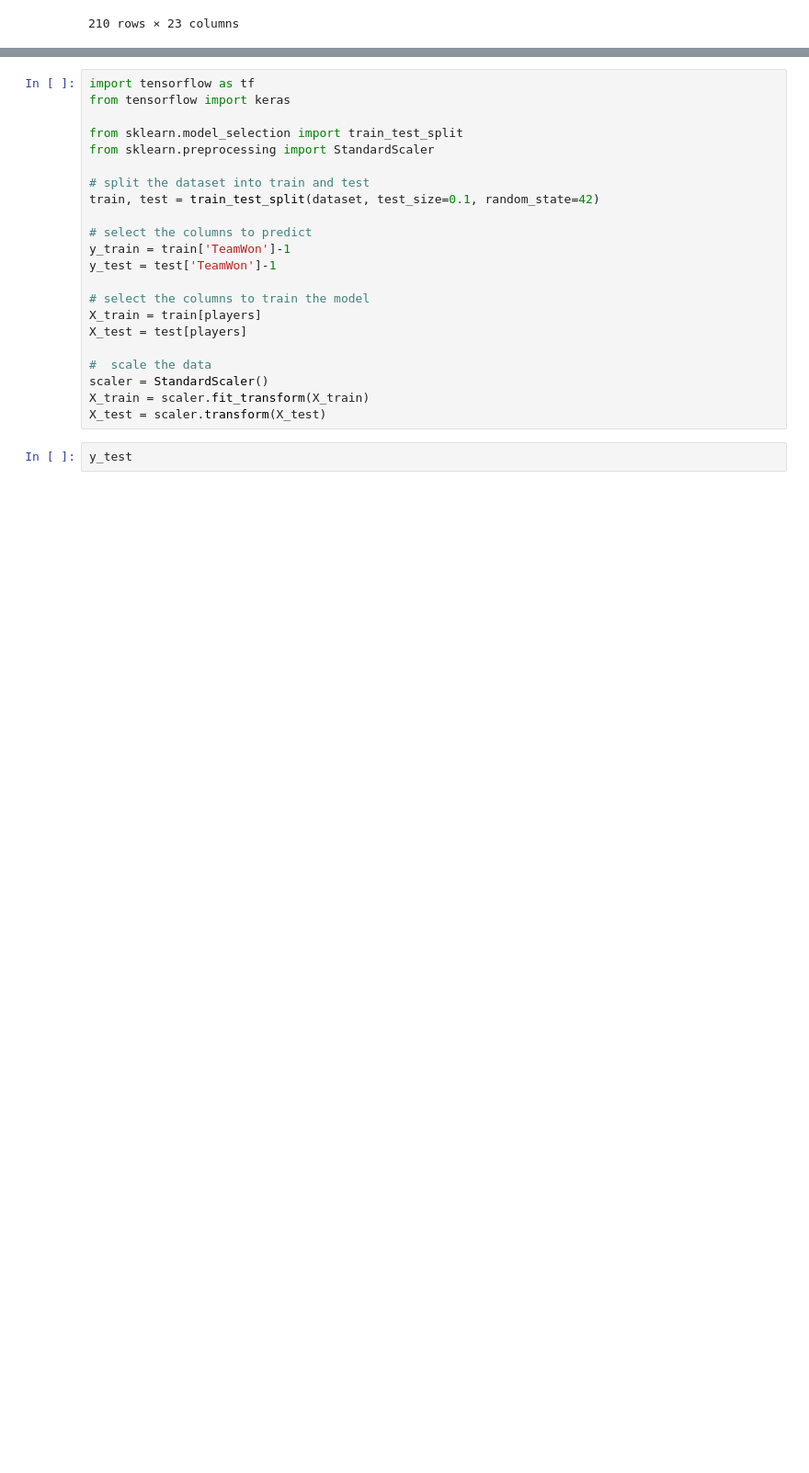
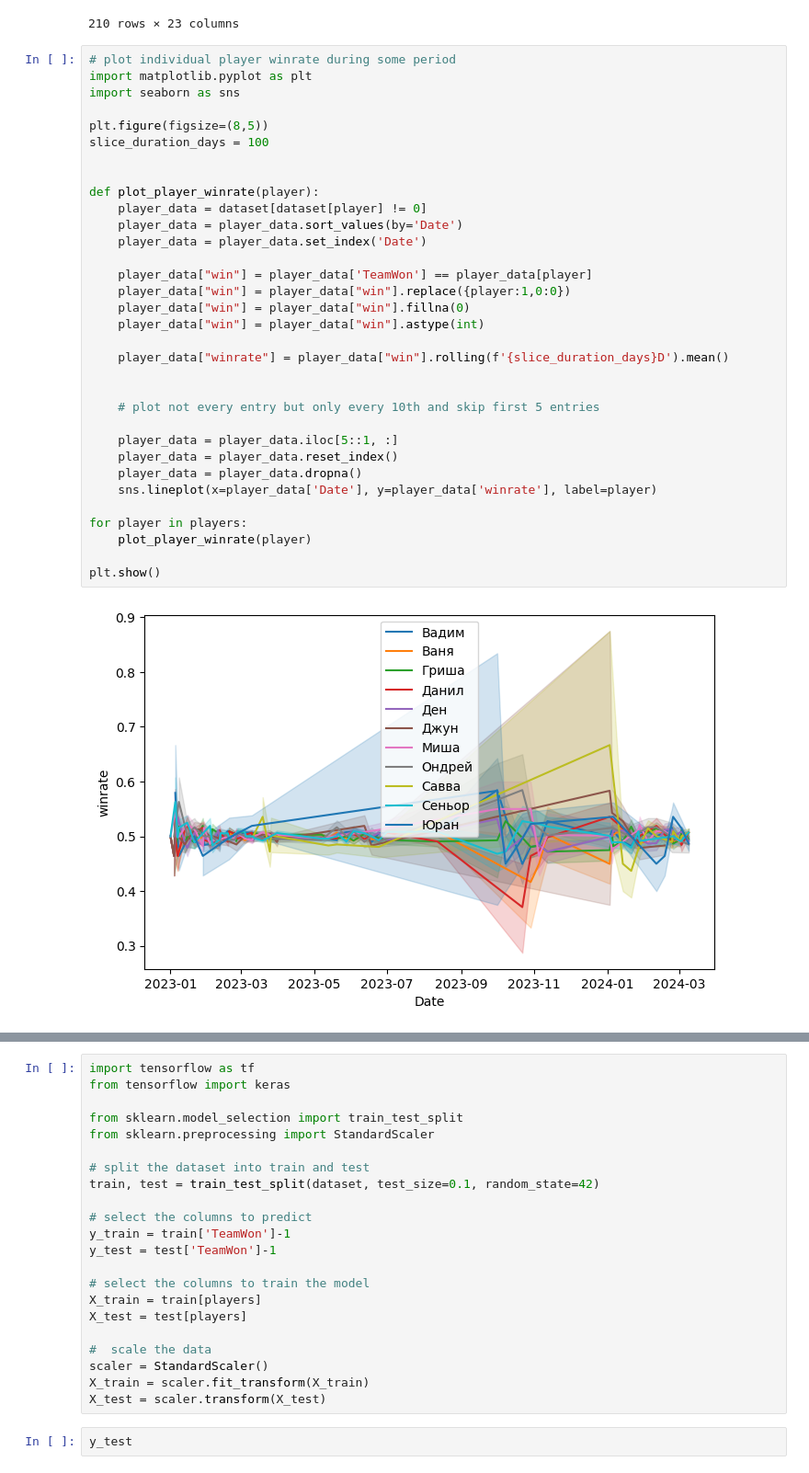
Before and after one commit to aprozo/team_split, a Jupyter notebook: train.ipynb, the cells around one changed output, grey strips where cells are left out. Shown: that part at 92% size. Saved outputs shown, nothing was run; the diff lists cells and outputs as text; blank space fills up the shorter version.

```diff
--- a/train.ipynb
+++ b/train.ipynb
@@ -130,3 +165,38 @@ dataset
 | 212 | 2023-01-01 | жертва | Миша | Гриша | Ваня | Данил | Сеньор | Джун | Ден | Вадим | 3 | ... |
 | 213 | 2023-01-01 | переход | Сеньор | Миша | Ваня | Джун | Данил | Ондрей | Гриша | Ден | 3 | ... |
 210 rows × 23 columns
+# %%
+# plot individual player winrate during some period
+import matplotlib.pyplot as plt
+import seaborn as sns
+
+plt.figure(figsize=(8,5))
+slice_duration_days = 100
+
+
+def plot_player_winrate(player):
+    player_data = dataset[dataset[player] != 0]
+    player_data = player_data.sort_values(by='Date')
+    player_data = player_data.set_index('Date')
+
+    player_data["win"] = player_data['TeamWon'] == player_data[player]
+    player_data["win"] = player_data["win"].replace({player:1,0:0})
+    player_data["win"] = player_data["win"].fillna(0)
+    player_data["win"] = player_data["win"].astype(int)
+
+    player_data["winrate"] = player_data["win"].rolling(f'{slice_duration_days}D').mean()
+
+
+    # plot not every entry but only every 10th and skip first 5 entries
+
+    player_data = player_data.iloc[5::1, :]
+    player_data = player_data.reset_index()
+    player_data = player_data.dropna()
+    sns.lineplot(x=player_data['Date'], y=player_data['winrate'], label=player)
+
+for player in players:
+    plot_player_winrate(player)
+
+plt.show()
+# %% [output]
+[figure, added]
```
Also changed, not shown: parts of 9 cells of this notebook.
